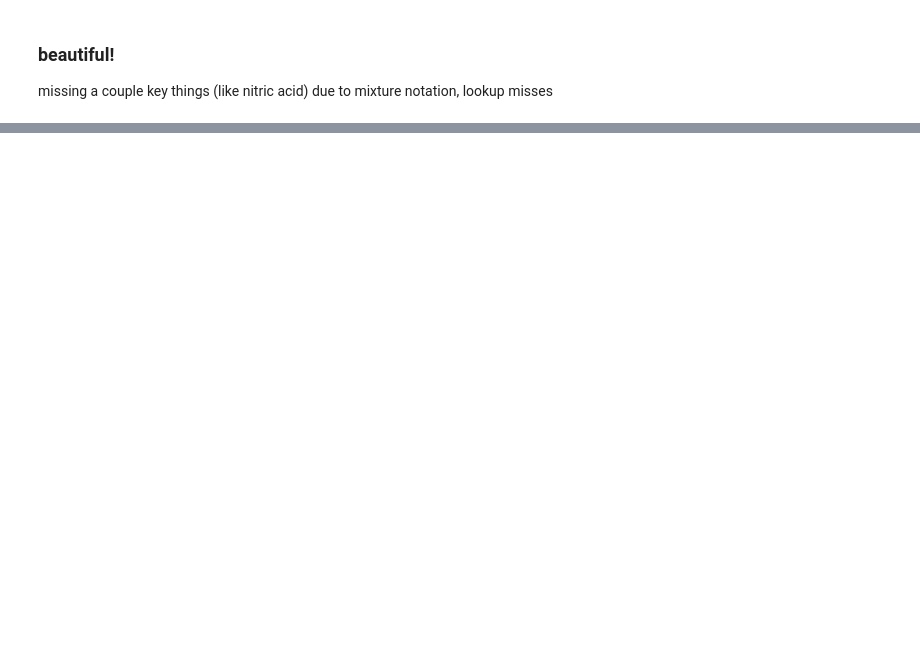
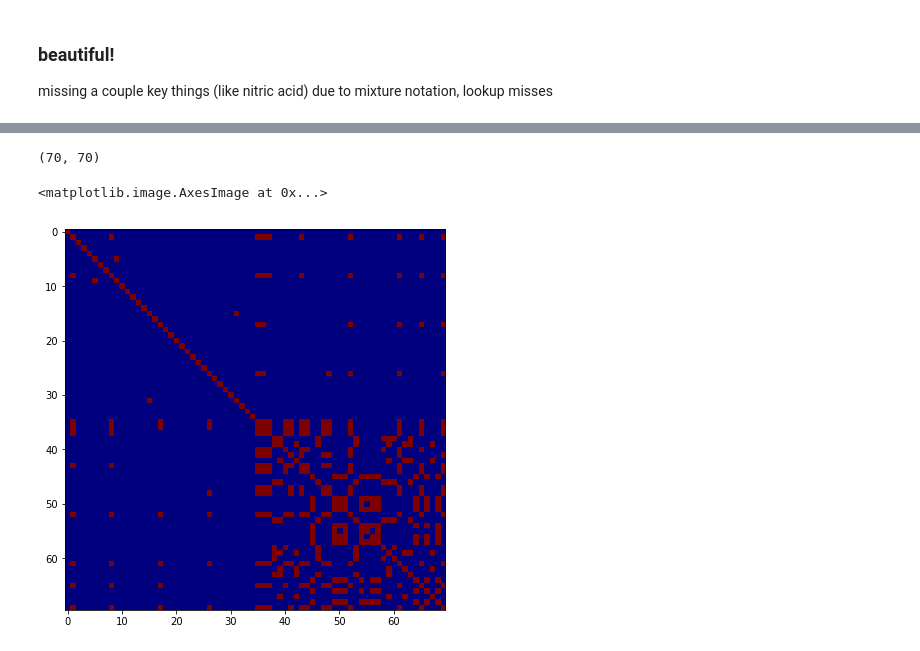
Before and after one commit to xkortex/ChemCupid, a Jupyter notebook: nb/eigenbasis materials 1.ipynb, the cells around one changed output, grey strips where cells are left out. Saved outputs shown, nothing was run; the diff lists cells and outputs as text; code cells hidden in the pictures; blank space fills up the shorter version.

```diff
--- a/nb/eigenbasis materials 1.ipynb
+++ b/nb/eigenbasis materials 1.ipynb
@@ -463,0 +507,8 @@ missing a couple key things (like nitric acid) due to mixture notation, lookup m
+# %%
+cc = np.corrcoef(ary.T, yp.T)
+print(cc.shape)
+plt.imshow(cc > 0.7, cmap='jet')
+# %% [output]
+(70, 70)
+<matplotlib.image.AxesImage at 0x...>
+[figure, added]
```
Also changed, not shown: parts of 25 cells of this notebook, 1 other file.
